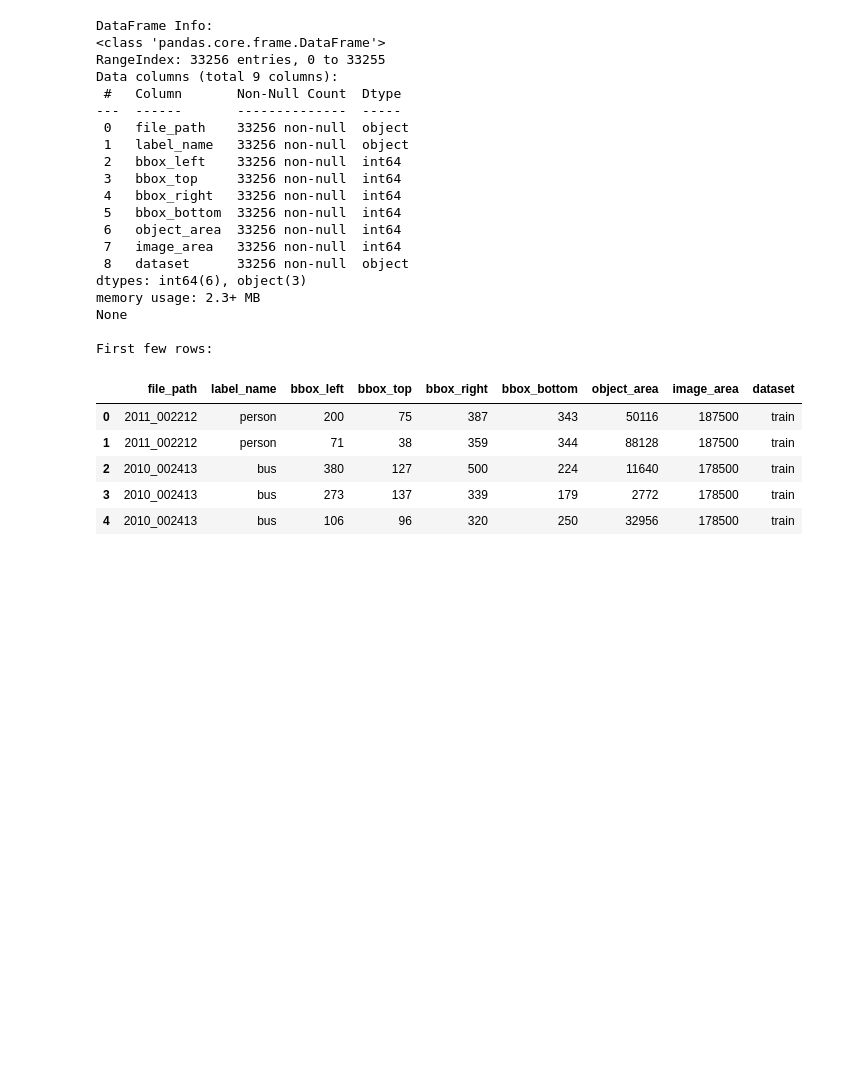
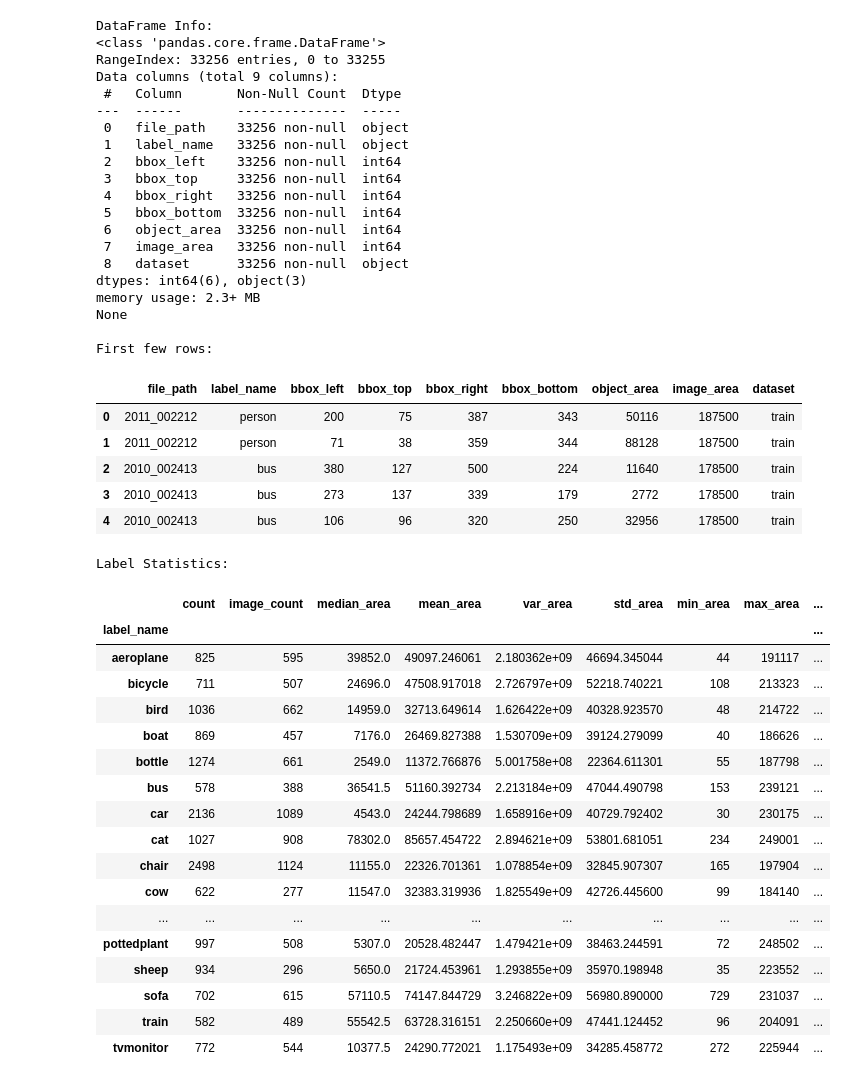
Before and after one commit to ZachParent/mai-object-recognition, a Jupyter notebook: practicals/p1/notes/0.3_dataset_analysis_2025-02-27.ipynb, the cells around one changed output. Saved outputs shown, nothing was run; the diff lists cells and outputs as text; code cells hidden in the pictures; blank space fills up the shorter version.

```diff
--- a/practicals/p1/notes/0.3_dataset_analysis_2025-02-27.ipynb
+++ b/practicals/p1/notes/0.3_dataset_analysis_2025-02-27.ipynb
@@ -110,3 +110,45 @@ First few rows:
 | 2 | 2010_002413 | bus | 380 | 127 | 500 | 224 | 11640 | 178500 | train |
 | 3 | 2010_002413 | bus | 273 | 137 | 339 | 179 | 2772 | 178500 | train |
 | 4 | 2010_002413 | bus | 106 | 96 | 320 | 250 | 32956 | 178500 | train |
+# %%
+# Calculate statistics grouped by label
+label_statistics = df_objects.groupby('label_name').agg(
+    count=('object_area', 'count'),
+    image_count=('file_path', 'nunique'),
+    median_area=('object_area', 'median'),
+    mean_area=('object_area', 'mean'),
+    var_area=('object_area', 'var'),
+    std_area=('object_area', 'std'),
+    min_area=('object_area', 'min'),
+    max_area=('object_area', 'max'),
+    median_area_ratio=('object_area', lambda x: (x / df_objects.loc[x.index, 'image_area']).median()),
+    mean_area_ratio=('object_area', lambda x: (x / df_objects.loc[x.index, 'image_area']).mean()),
+    var_area_ratio=('object_area', lambda x: (x / df_objects.loc[x.index, 'image_area']).var()),
+    std_area_ratio=('object_area', lambda x: (x / df_objects.loc[x.index, 'image_area']).std()),
+    min_area_ratio=('object_area', lambda x: (x / df_objects.loc[x.index, 'image_area']).min()),
+    max_area_ratio=('object_area', lambda x: (x / df_objects.loc[x.index, 'image_area']).max()),
+)
+
+# Display the statistics
+print("Label Statistics:")
+display(label_statistics)
+# %% [output]
+Label Statistics:
+|  | count | image_count | median_area | mean_area | var_area | std_area | min_area | max_area | ... |
+| label_name |  |  |  |  |  |  |  |  | ... |
+| aeroplane | 825 | 595 | 39852.0 | 49097.246061 | 2.180362e+09 | 46694.345044 | 44 | 191117 | ... |
+| bicycle | 711 | 507 | 24696.0 | 47508.917018 | 2.726797e+09 | 52218.740221 | 108 | 213323 | ... |
+| bird | 1036 | 662 | 14959.0 | 32713.649614 | 1.626422e+09 | 40328.923570 | 48 | 214722 | ... |
+| boat | 869 | 457 | 7176.0 | 26469.827388 | 1.530709e+09 | 39124.279099 | 40 | 186626 | ... |
+| bottle | 1274 | 661 | 2549.0 | 11372.766876 | 5.001758e+08 | 22364.611301 | 55 | 187798 | ... |
+| bus | 578 | 388 | 36541.5 | 51160.392734 | 2.213184e+09 | 47044.490798 | 153 | 239121 | ... |
+| car | 2136 | 1089 | 4543.0 | 24244.798689 | 1.658916e+09 | 40729.792402 | 30 | 230175 | ... |
+| cat | 1027 | 908 | 78302.0 | 85657.454722 | 2.894621e+09 | 53801.681051 | 234 | 249001 | ... |
+| chair | 2498 | 1124 | 11155.0 | 22326.701361 | 1.078854e+09 | 32845.907307 | 165 | 197904 | ... |
+| cow | 622 | 277 | 11547.0 | 32383.319936 | 1.825549e+09 | 42726.445600 | 99 | 184140 | ... |
+| ... | ... | ... | ... | ... | ... | ... | ... | ... | ... |
+| pottedplant | 997 | 508 | 5307.0 | 20528.482447 | 1.479421e+09 | 38463.244591 | 72 | 248502 | ... |
+| sheep | 934 | 296 | 5650.0 | 21724.453961 | 1.293855e+09 | 35970.198948 | 35 | 223552 | ... |
+| sofa | 702 | 615 | 57110.5 | 74147.844729 | 3.246822e+09 | 56980.890000 | 729 | 231037 | ... |
+| train | 582 | 489 | 55542.5 | 63728.316151 | 2.250660e+09 | 47441.124452 | 96 | 204091 | ... |
+| tvmonitor | 772 | 544 | 10377.5 | 24290.772021 | 1.175493e+09 | 34285.458772 | 272 | 225944 | ... |
```
Also changed, not shown: parts of 2 cells of this notebook.
